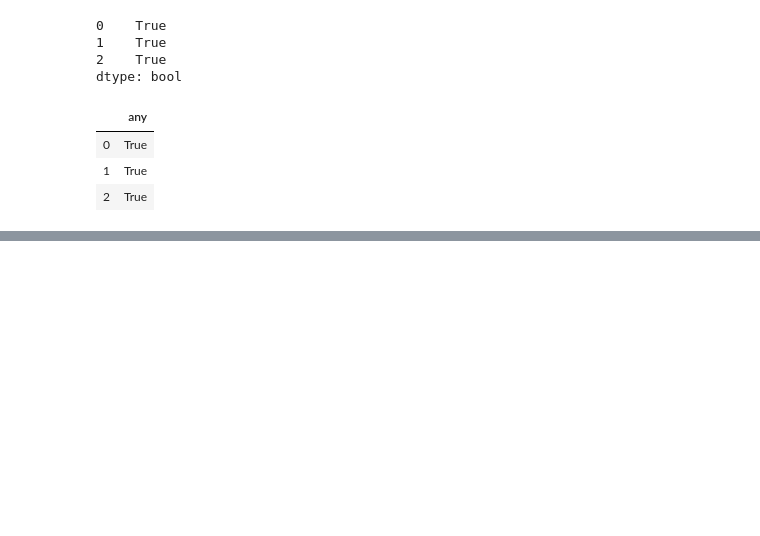
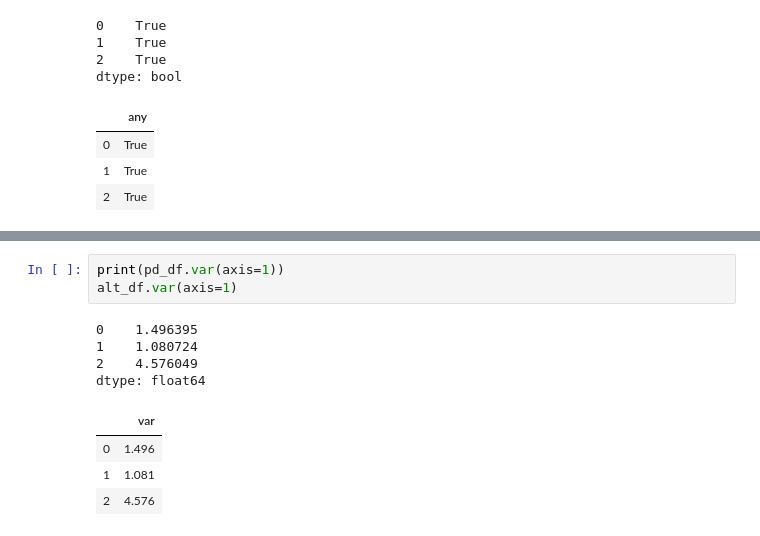
Before and after one commit to najafmurtaza/Analytica, a Jupyter notebook: Test Lib.ipynb, the cells around one changed output, grey strips where cells are left out. Cells and saved outputs as stored; diff of their text form; blank space fills up the shorter version.

```diff
--- a/Test Lib.ipynb
+++ b/Test Lib.ipynb
@@ -675,0 +689,12 @@ dtype: bool
+# %%
+print(pd_df.var(axis=1))
+alt_df.var(axis=1)
+# %% [output]
+0    1.496395
+1    1.080724
+2    4.576049
+dtype: float64
+|  | var |
+| 0 | 1.496 |
+| 1 | 1.081 |
+| 2 | 4.576 |
```
Also changed, not shown: parts of 35 cells of this notebook, 2 other files.
